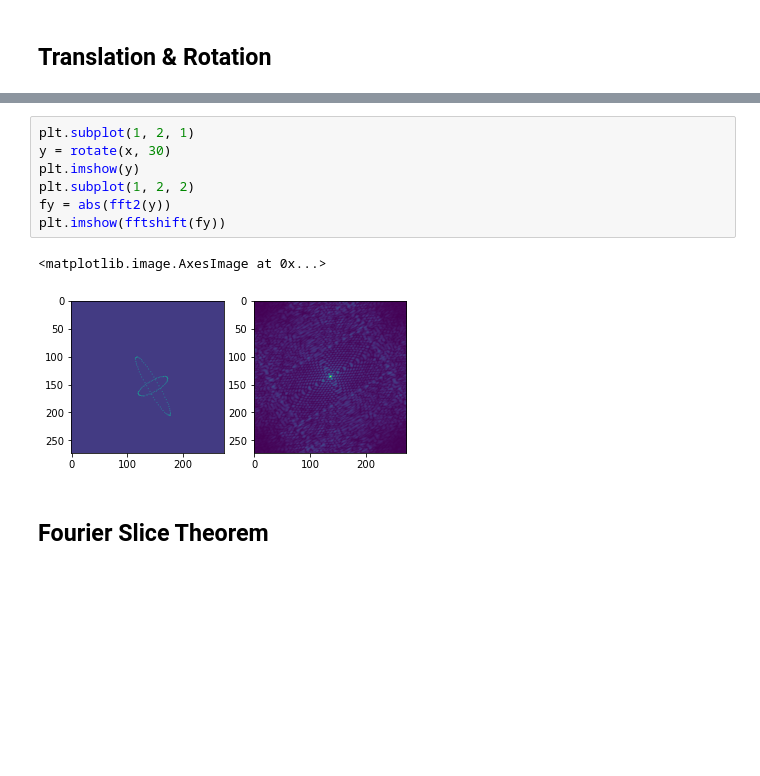
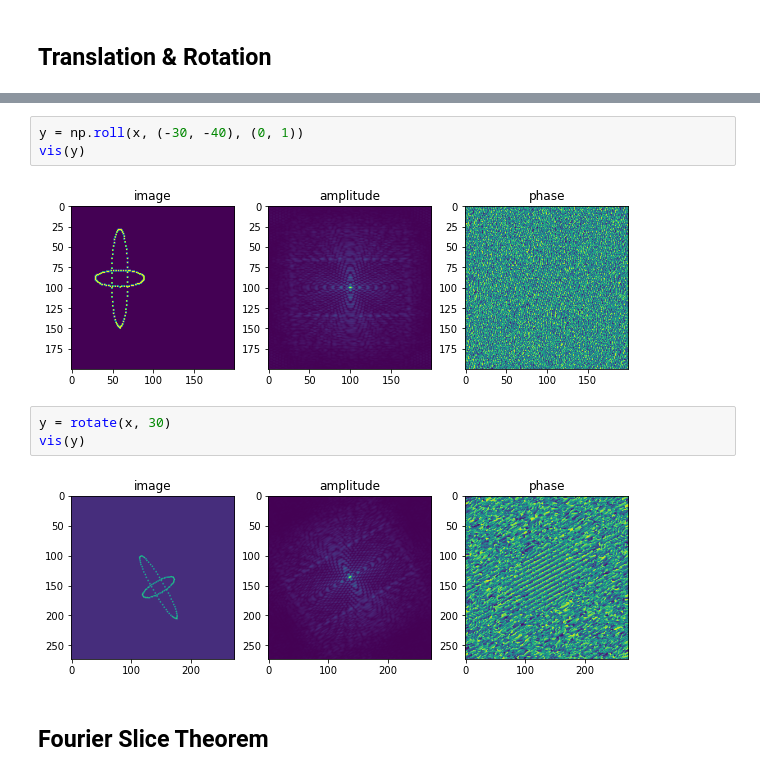
Before and after one commit to dugu9sword/mlvis, a Jupyter notebook: fourier.ipynb, the cells around one changed output, grey strips where cells are left out. Cells and saved outputs as stored; diff of their text form; blank space fills up the shorter version.

```diff
--- a/fourier.ipynb
+++ b/fourier.ipynb
@@ -41,13 +41,13 @@ Translation invariance:  8.43225948759302e-11
-# %%
-plt.subplot(1, 2, 1)
-y = rotate(x, 30)
-plt.imshow(y)
-plt.subplot(1, 2, 2)
-fy = abs(fft2(y))
-plt.imshow(fftshift(fy))
-# %% [output]
-<matplotlib.image.AxesImage at 0x...>
-[figure, removed]
+# %%
+y = np.roll(x, (-30, -40), (0, 1))
+vis(y)
+# %% [output]
+[figure, added]
+# %%
+y = rotate(x, 30)
+vis(y)
+# %% [output]
+[figure, added]
 # %% [markdown]
 ## Fourier Slice Theorem
 # %%
```
Also changed, not shown: parts of 9 cells of this notebook.
